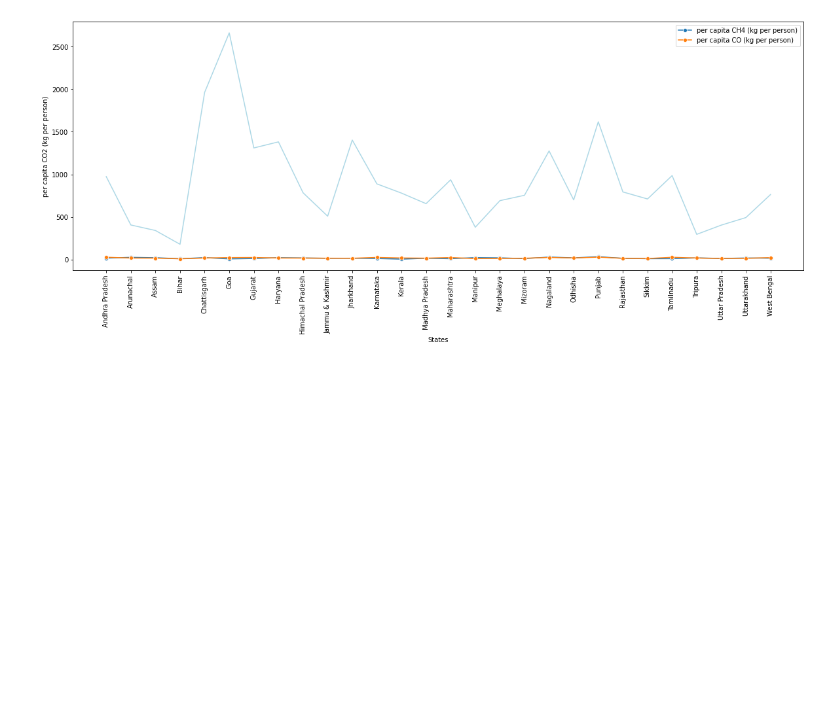
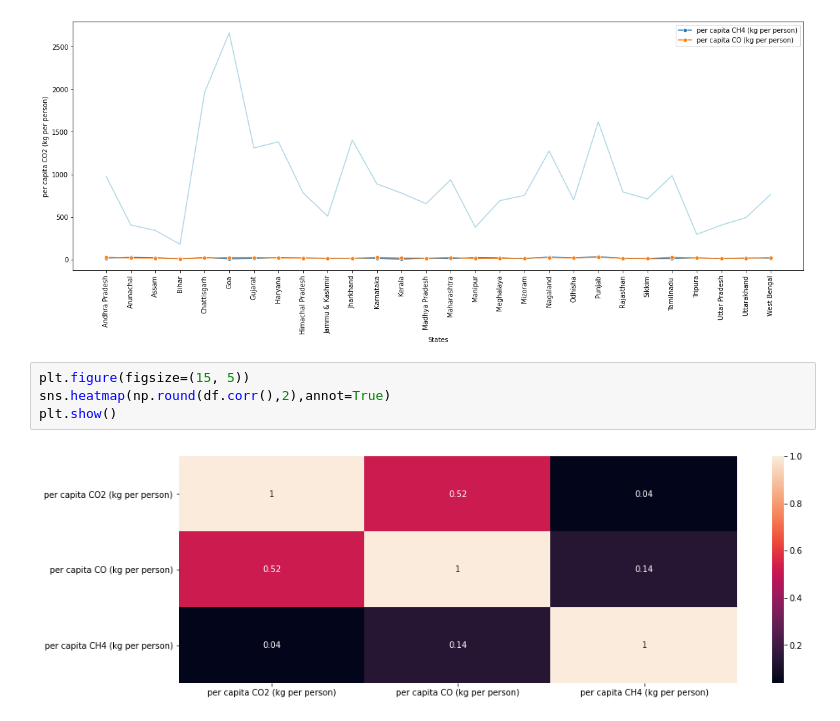
Before and after one commit to santdayalverma/Data-visualization, a Jupyter notebook: Carbon_Emission_India.ipynb, the cells around one changed output. Cells and saved outputs as stored; diff of their text form; blank space fills up the shorter version.

```diff
--- a/Carbon_Emission_India.ipynb
+++ b/Carbon_Emission_India.ipynb
@@ -164,3 +164,9 @@ plt.xticks(rotation=90)
 plt.show()
 # %% [output]
 [figure]
+# %%
+plt.figure(figsize=(15, 5))
+sns.heatmap(np.round(df.corr(),2),annot=True)
+plt.show()
+# %% [output]
+[figure, added]
```
